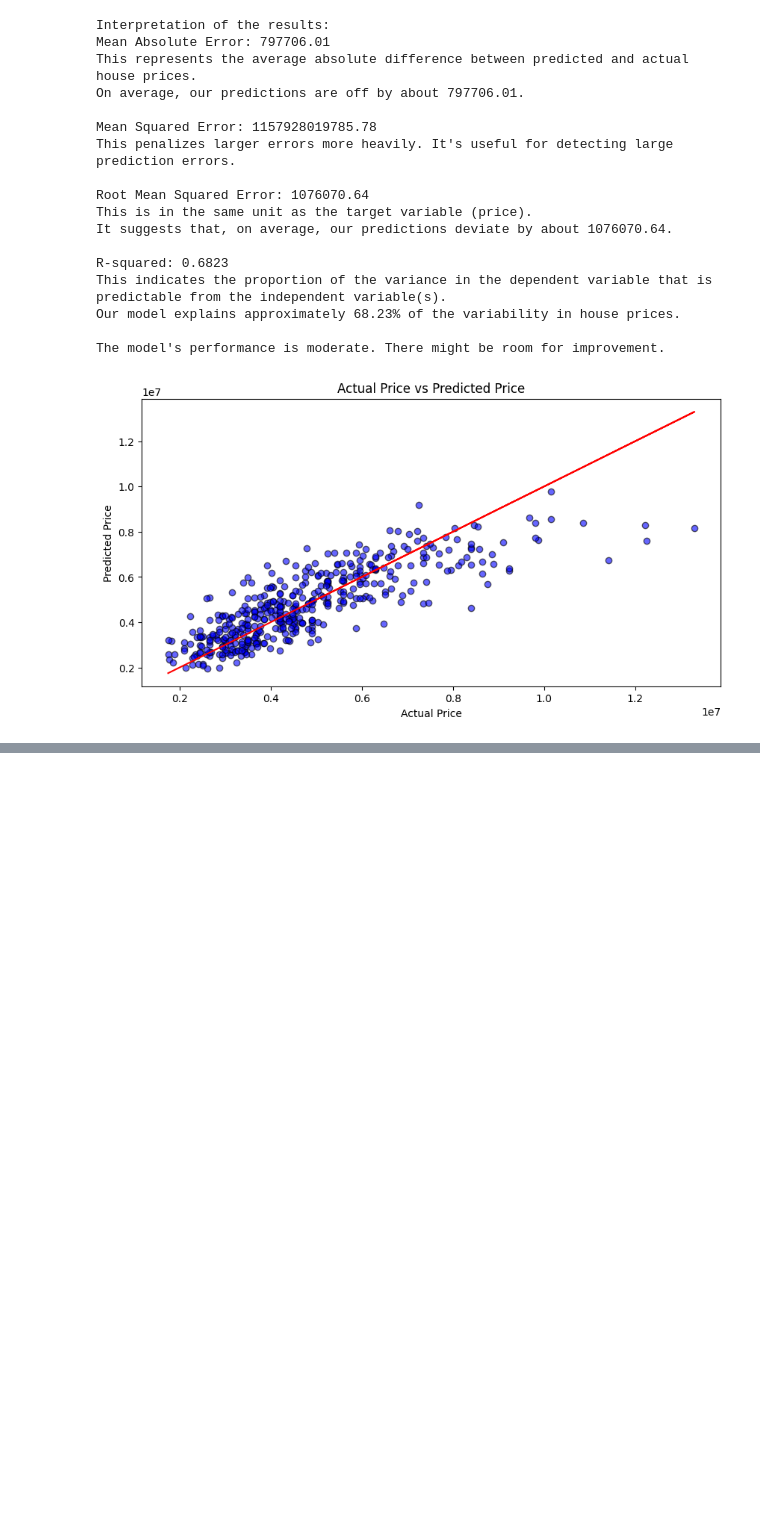
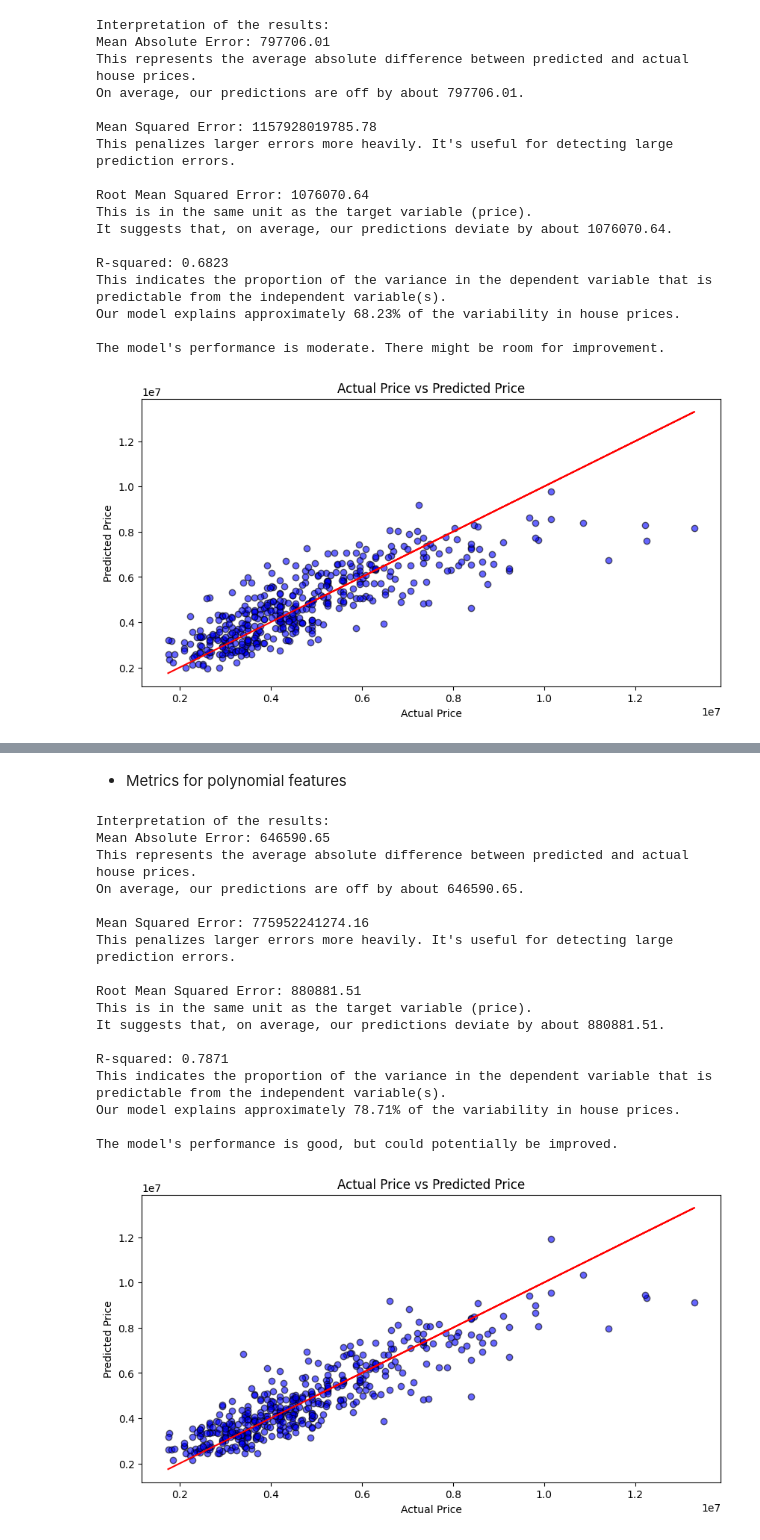
Before and after one commit to sgmalik/ML-Final-Project, a Jupyter notebook: main.ipynb, the cells around one changed output, grey strips where cells are left out. Saved outputs shown, nothing was run; the diff lists cells and outputs as text; code cells hidden in the pictures; blank space fills up the shorter version.

Commit message:
polynomial features added

```diff
--- a/main.ipynb
+++ b/main.ipynb
@@ -269,0 +270,11 @@ The model's performance is moderate. There might be room for improvement.
+# %%
+# Implement polynomial features to improve the model
+poly = PolynomialFeatures(degree=2)
+X_train_poly = poly.fit_transform(X_train)
+X_test_poly = poly.fit_transform(X_test)
+# Train the model
+model.fit(X_train_poly, y_train)
+# Predict the target variable for the training data
+y_pred_poly = model.predict(X_train_poly)
+# Display predicted price vs actual price
+print(pd.DataFrame({'Actual': y_train, 'Predicted': y_pred_poly}))
@@ -269,0 +296,67 @@ The model's performance is moderate. There might be room for improvement.
+# %% [markdown]
+* Metrics for polynomial features
+# %%
+meanAbsoluteError_poly = mean_absolute_error(y_train, y_pred_poly)
+meanSquaredError_poly = mean_squared_error(y_train, y_pred_poly)
+r2_poly = r2_score(y_train, y_pred_poly)
+# Interpret the results
+
+print("\nInterpretation of the results:")
+
+# Mean Absolute Error
+print(f"Mean Absolute Error: {meanAbsoluteError_poly:.2f}")
+print("This represents the average absolute difference between predicted and actual house prices.")
+print(f"On average, our predictions are off by about {meanAbsoluteError_poly:.2f}.")
+
+# Mean Squared Error
+print(f"\nMean Squared Error: {meanSquaredError_poly:.2f}")
+print("This penalizes larger errors more heavily. It's useful for detecting large prediction errors.")
+
+# Root Mean Squared Error
+rmse_poly = np.sqrt(meanSquaredError_poly)
+print(f"\nRoot Mean Squared Error: {rmse_poly:.2f}")
+print("This is in the same unit as the target variable (price).")
+print(f"It suggests that, on average, our predictions deviate by about {rmse_poly:.2f}.")
+
+# R-squared
+print(f"\nR-squared: {r2_poly:.4f}")
+print("This indicates the proportion of the variance in the dependent variable that is predictable from the independent variable(s).")
+print(f"Our model explains approximately {r2_poly*100:.2f}% of the variability in house prices.")
+
+if r2_poly < 0.5:
+    print("\nThe model's performance is poor. Consider feature engineering or trying different algorithms.")
+elif 0.5 <= r2_poly < 0.7:
+    print("\nThe model's performance is moderate. There might be room for improvement.")
+elif 0.7 <= r2_poly < 0.9:
+    print("\nThe model's performance is good, but could potentially be improved.")
+else:
+    print("\nThe model's performance is excellent, but be cautious of overfitting.")
+
+# Visualize the results
+plt.figure(figsize=(10, 5))
+plt.scatter(y_train, y_pred_poly, color='blue', alpha=0.6, edgecolor='black', label='Actual vs Predicted Price')
+# regression line for perfect predictions
+plt.plot(y_train, y_train, color='red', label='Regression Line')
+plt.xlabel('Actual Price')
+plt.ylabel('Predicted Price')
+plt.title('Actual Price vs Predicted Price')
+plt.show()
+# %% [output]
+Interpretation of the results:
+Mean Absolute Error: 646590.65
+This represents the average absolute difference between predicted and actual house prices.
+On average, our predictions are off by about 646590.65.
+
+Mean Squared Error: 775952241274.16
+This penalizes larger errors more heavily. It's useful for detecting large prediction errors.
+
+Root Mean Squared Error: 880881.51
+This is in the same unit as the target variable (price).
+It suggests that, on average, our predictions deviate by about 880881.51.
+
+R-squared: 0.7871
+This indicates the proportion of the variance in the dependent variable that is predictable from the independent variable(s).
+Our model explains approximately 78.71% of the variability in house prices.
+
+The model's performance is good, but could potentially be improved.
+[figure, added]
```
Also changed, not shown: parts of 8 cells of this notebook.
